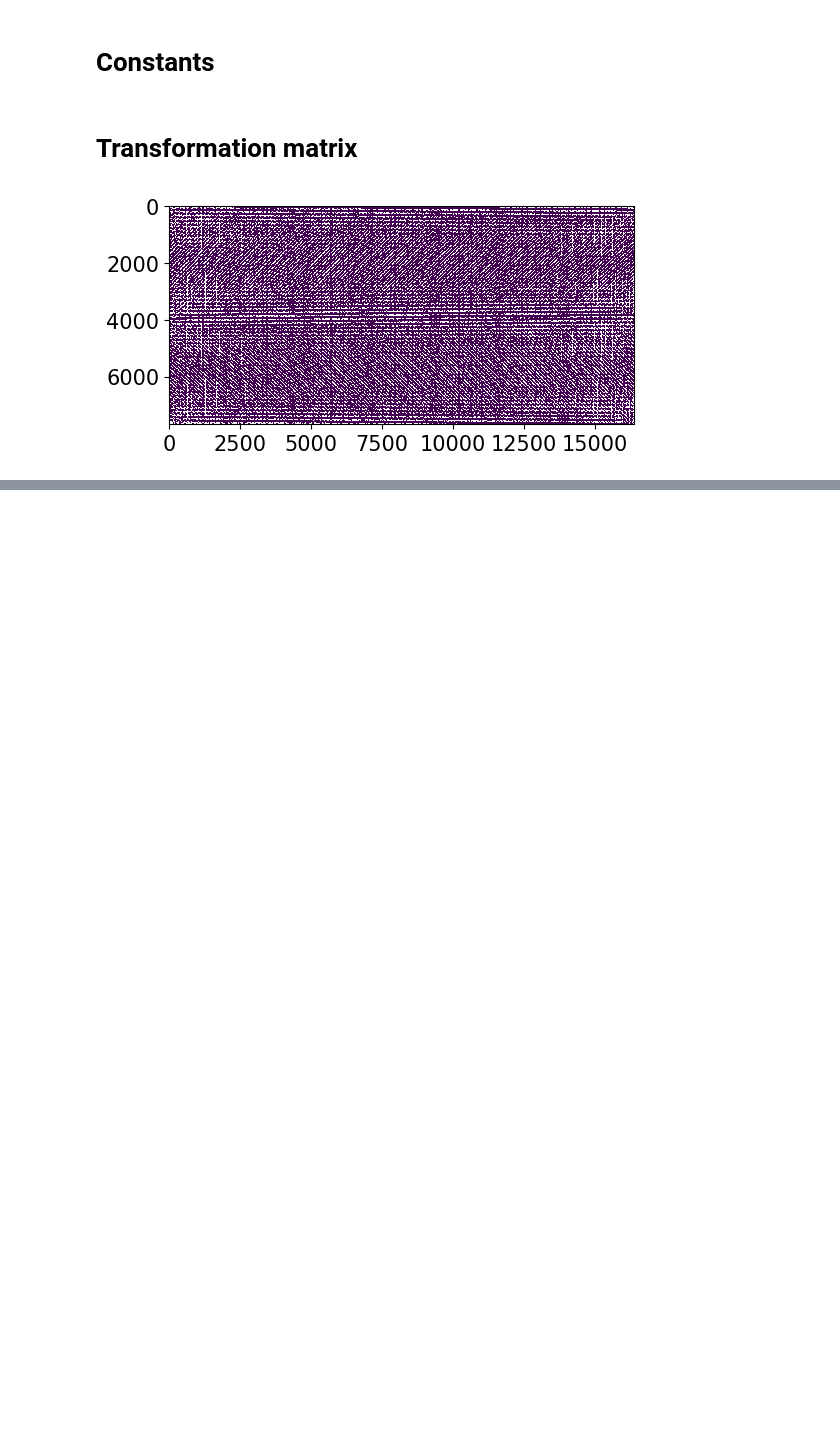
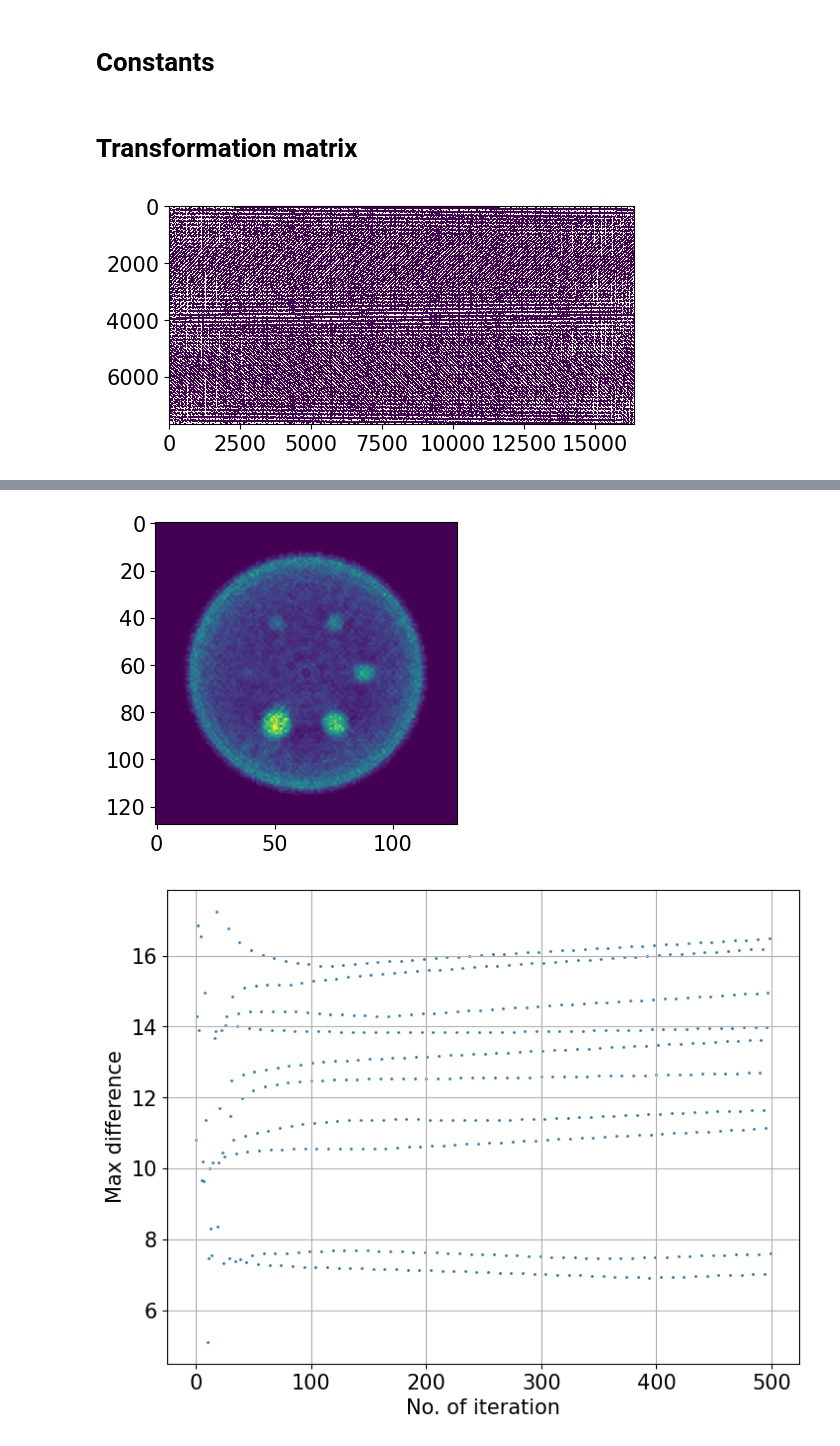
Before and after one commit to dachengx/MedPhys-recon, a Jupyter notebook: model.ipynb, the cells around one changed output, grey strips where cells are left out. Cells and saved outputs as stored; diff of their text form; code cells hidden in the pictures; blank space fills up the shorter version.

```diff
--- a/model.ipynb
+++ b/model.ipynb
@@ -88,0 +106,36 @@ gray.astype('float32').tofile('result')
+# %%
+L_list = np.array([1, 2, 4, 6, 10, 15, 30])
+L = L_list[3]
+
+f = np.full(image['pixels'] ** 2, p.sum() / m.sum())
+f_list = [f]
+d_list = []
+tiny = np.finfo(np.float32).tiny
+D = L * detector['number']
+
+for i in tqdm(range(50)):
+    for j in range(collimator['direction'] // L):
+        f_t = f_list[-1] / (m[D*j:D*(j+1), :].sum(axis=0) + tiny) * (m[D*j:D*(j+1), :].T @ (p[D*j:D*(j+1)] / (m[D*j:D*(j+1), :] @ f_list[-1] + tiny)))
+        f_list.append(f_t)
+        d_list.append(np.abs(f_list[-2] - f_list[-1]).max())
+        # if d_list[-1] < 1e-3:
+        #     break
+# %%
+gray = f_list[-1].reshape((image['pixels'], image['pixels']))
+plt.imshow(gray)
+plt.show()
+
+fig = plt.figure(figsize=(8, 6))
+# fig.tight_layout()
+gs = gridspec.GridSpec(1, 1, figure=fig, left=0.15, right=0.95, top=0.95, bottom=0.15, wspace=0.3, hspace=0.3)
+ax = fig.add_subplot(gs[0, 0])
+ax.scatter(np.arange(len(d_list)), d_list, s=1.0)
+# ax.plot(np.arange(len(d_list)), d_list, 'o-', markersize=4.0)
+ax.grid()
+ax.set_xlabel('No. of iteration')
+ax.set_ylabel('Max difference')
+
+plt.show()
+# %% [output]
+[figure, added]
+[figure, added]
```
Also changed, not shown: parts of 11 cells of this notebook.
